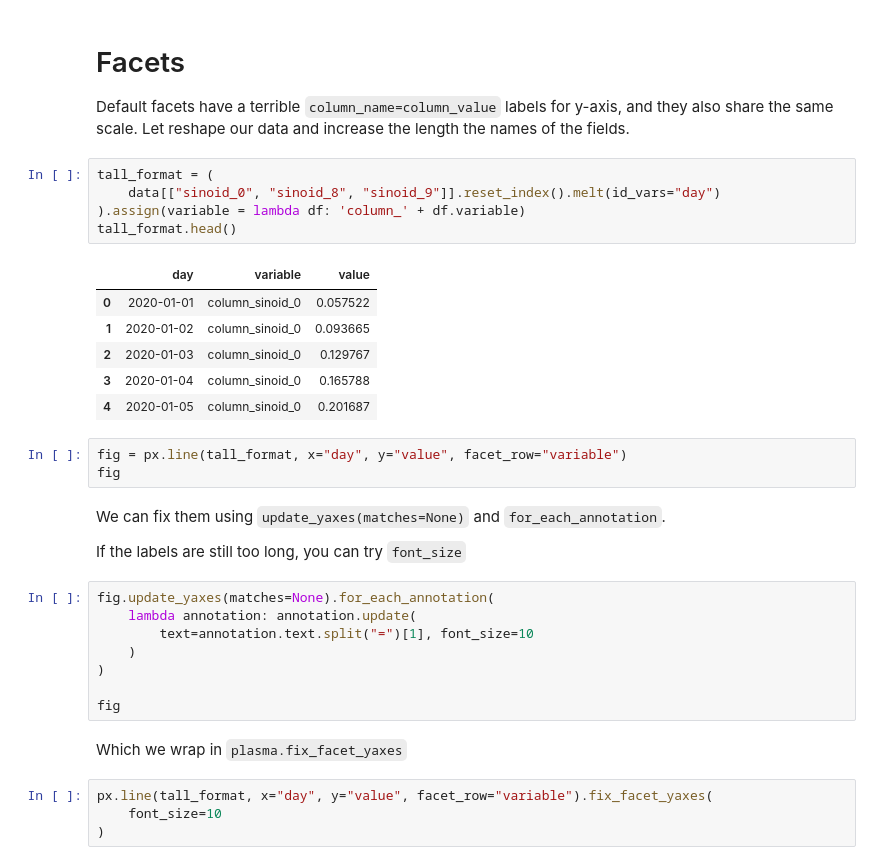
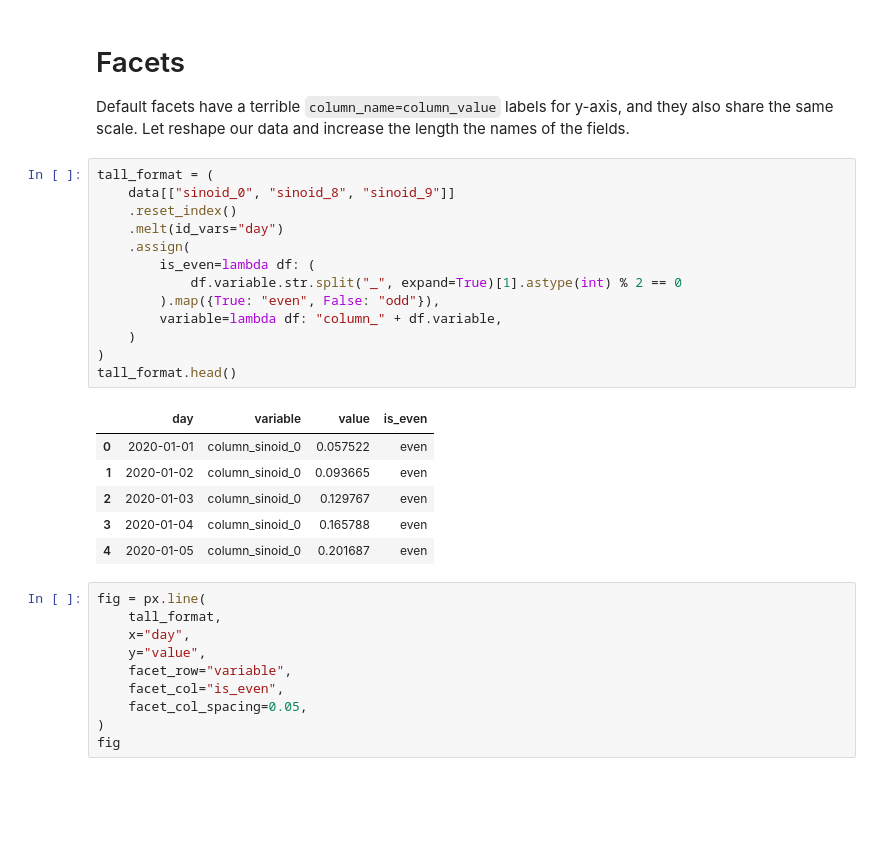
Before and after one commit to a0th/plotly, a Jupyter notebook: plasma.ipynb, the cells around one changed output. Drawn from its saved outputs; the diff is of its cells as text; blank space fills up the shorter version.

```diff
--- a/plasma.ipynb
+++ b/plasma.ipynb
@@ -194,34 +103,31 @@ Default facets have a terrible `column_name=column_value` labels for y-axis, and
 Let reshape our data and increase the length the names of the fields.
 # %%
 tall_format = (
-    data[["sinoid_0", "sinoid_8", "sinoid_9"]].reset_index().melt(id_vars="day")
-).assign(variable = lambda df: 'column_' + df.variable)
+    data[["sinoid_0", "sinoid_8", "sinoid_9"]]
+    .reset_index()
+    .melt(id_vars="day")
+    .assign(
+        is_even=lambda df: (
+            df.variable.str.split("_", expand=True)[1].astype(int) % 2 == 0
+        ).map({True: "even", False: "odd"}),
+        variable=lambda df: "column_" + df.variable,
+    )
+)
 tall_format.head()
 # %% [output]
-|  | day | variable | value |
-| 0 | 2020-01-01 | column_sinoid_0 | 0.057522 |
-| 1 | 2020-01-02 | column_sinoid_0 | 0.093665 |
-| 2 | 2020-01-03 | column_sinoid_0 | 0.129767 |
-| 3 | 2020-01-04 | column_sinoid_0 | 0.165788 |
-| 4 | 2020-01-05 | column_sinoid_0 | 0.201687 |
+|  | day | variable | value | is_even |
+| 0 | 2020-01-01 | column_sinoid_0 | 0.057522 | even |
+| 1 | 2020-01-02 | column_sinoid_0 | 0.093665 | even |
+| 2 | 2020-01-03 | column_sinoid_0 | 0.129767 | even |
+| 3 | 2020-01-04 | column_sinoid_0 | 0.165788 | even |
+| 4 | 2020-01-05 | column_sinoid_0 | 0.201687 | even |
 # %%
-fig = px.line(tall_format, x="day", y="value", facet_row="variable")
+fig = px.line(
+    tall_format,
+    x="day",
+    y="value",
+    facet_row="variable",
+    facet_col="is_even",
+    facet_col_spacing=0.05,
+)
 fig
-# %% [markdown]
-We can fix them using `update_yaxes(matches=None)` and `for_each_annotation`.
-
-If the labels are still too long, you can try `font_size`
-# %%
-fig.update_yaxes(matches=None).for_each_annotation(
-    lambda annotation: annotation.update(
-        text=annotation.text.split("=")[1], font_size=10
-    )
-)
-
-fig
-# %% [markdown]
-Which we wrap in `plasma.fix_facet_yaxes`
-# %%
-px.line(tall_format, x="day", y="value", facet_row="variable").fix_facet_yaxes(
-    font_size=10
-)
```
Also changed, not shown: parts of 31 cells of this notebook, 1 other file.
